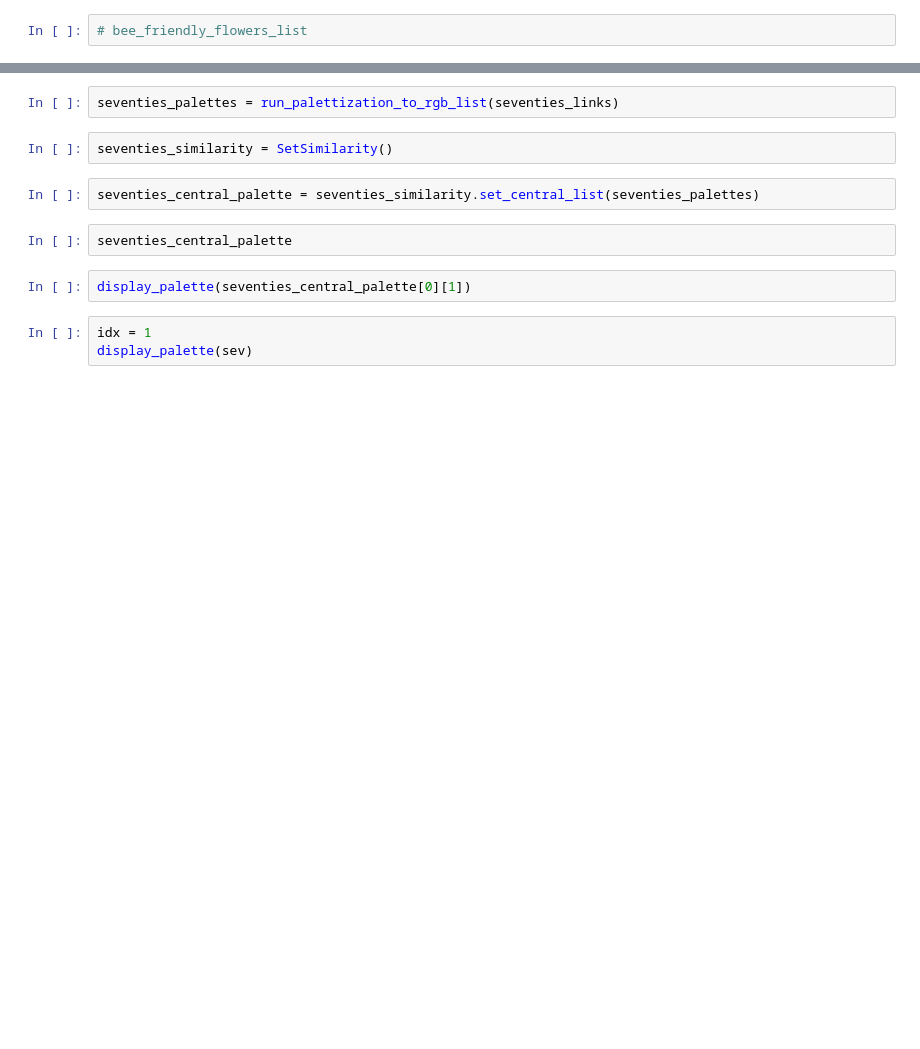
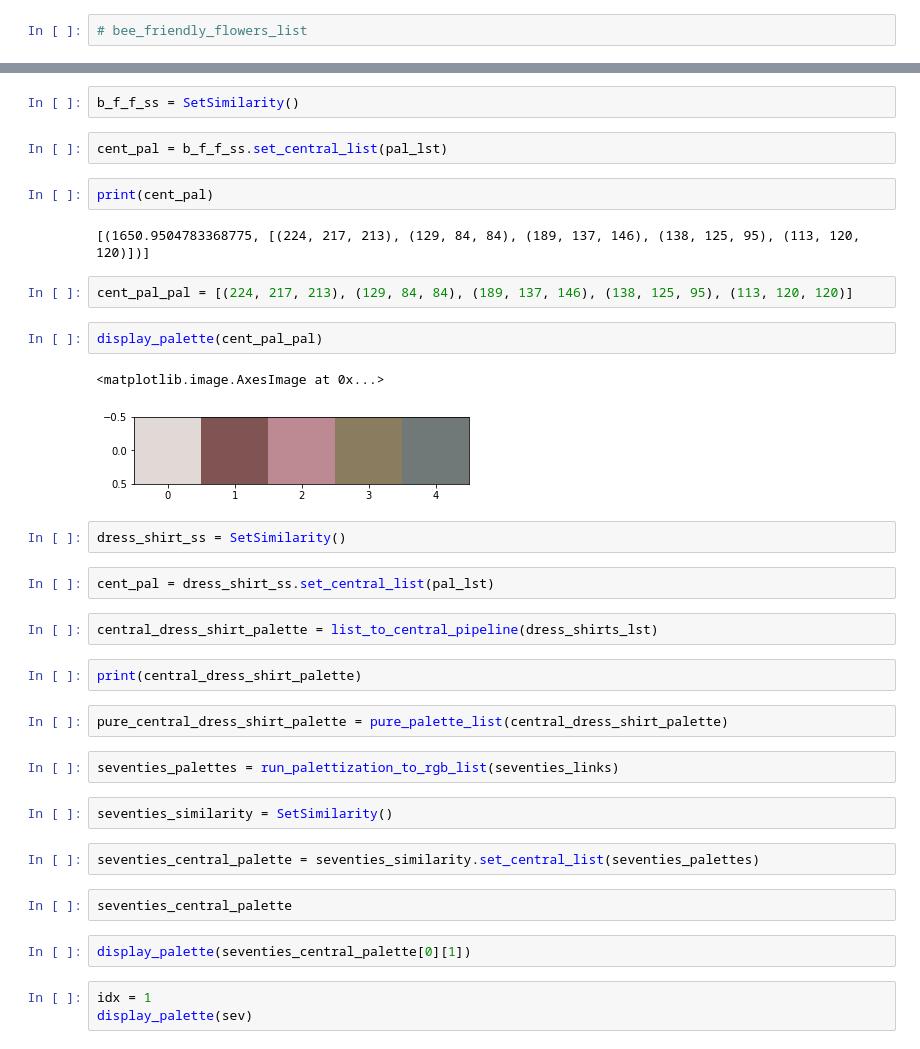
Before and after one commit to TaylorDiego/color_trend_analysis, a Jupyter notebook: notebook/color_quantization.ipynb, the cells around one changed output, grey strips where cells are left out. Drawn from its saved outputs; the diff is of its cells as text; blank space fills up the shorter version.

Commit message:
add flowers palette tuning

```diff
--- a/notebook/color_quantization.ipynb
+++ b/notebook/color_quantization.ipynb
@@ -196,3 +229,28 @@ bee_friendly_flowers_list = make_photos_list(root_path,
+# %%
+b_f_f_ss = SetSimilarity()
+# %%
+cent_pal = b_f_f_ss.set_central_list(pal_lst)
+# %%
+print(cent_pal)
+# %% [output]
+[(1650.9504783368775, [(224, 217, 213), (129, 84, 84), (189, 137, 146), (138, 125, 95), (113, 120, 120)])]
+# %%
+cent_pal_pal = [(224, 217, 213), (129, 84, 84), (189, 137, 146), (138, 125, 95), (113, 120, 120)]
+# %%
+display_palette(cent_pal_pal)
+# %% [output]
+<matplotlib.image.AxesImage at 0x...>
+[figure, added]
+# %%
+dress_shirt_ss = SetSimilarity()
+# %%
+cent_pal = dress_shirt_ss.set_central_list(pal_lst)
+# %%
+central_dress_shirt_palette = list_to_central_pipeline(dress_shirts_lst)
+# %%
+print(central_dress_shirt_palette)
+# %%
+pure_central_dress_shirt_palette = pure_palette_list(central_dress_shirt_palette)
 # %%
 seventies_palettes = run_palettization_to_rgb_list(seventies_links)
 # %%
```
Also changed, not shown: parts of 11 cells of this notebook.
